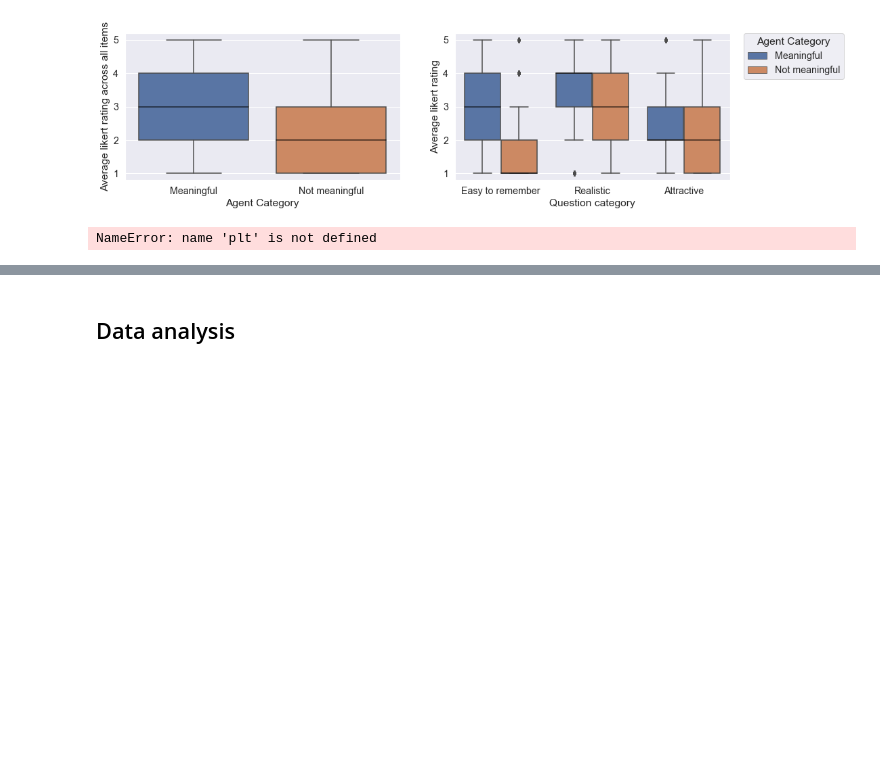
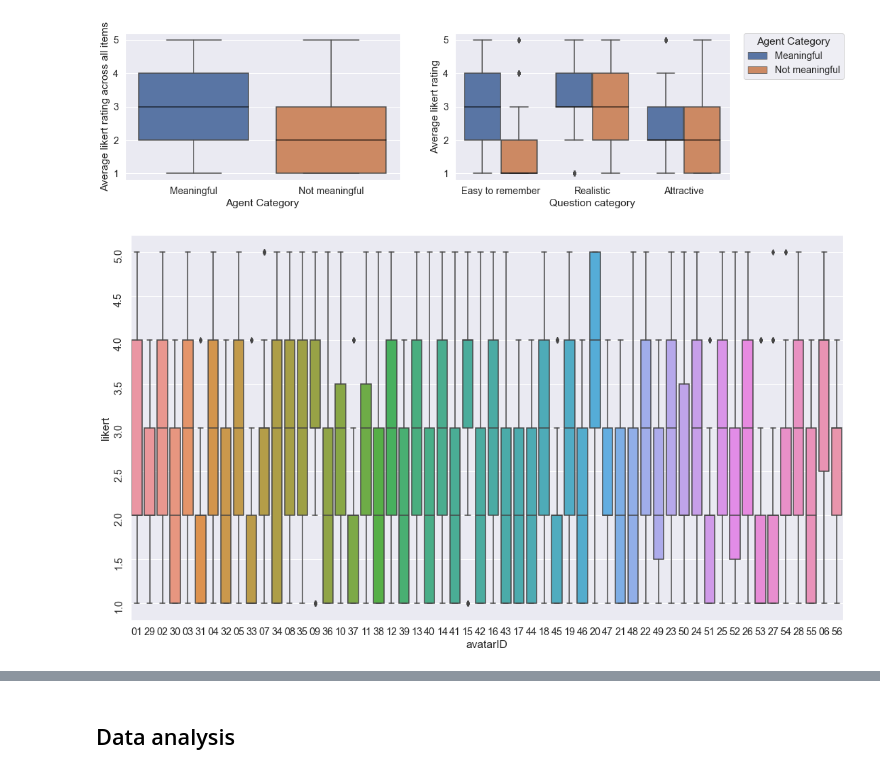
Before and after one commit to tracysanchez/Human_Agents_Impact_Nav, a Jupyter notebook: AvatarQuestionnaire/AvatarQuest.ipynb, the cells around one changed output, grey strips where cells are left out. Cells and saved outputs as stored; diff of their text form; code cells hidden in the pictures; blank space fills up the shorter version.

```diff
--- a/AvatarQuestionnaire/AvatarQuest.ipynb
+++ b/AvatarQuestionnaire/AvatarQuest.ipynb
@@ -257,11 +259,11 @@ Text(0.5, 0, 'Question category')
 [figure]
 # %%
 fig, axes = plt.subplots(nrows=1, ncols=1, figsize=(18,10))
-sns.violinplot(data= df, x='avatarID', y='likert', scale='width')
+sns.boxplot(data= df, x='avatarID', y='likert')
 plt.yticks(rotation=90)
 plt.show()
 # %% [output]
-NameError: name 'plt' is not defined
+[figure, added]
 # %%
 dy='itemCategory'; dx='likert'; ort='h'; pal = sns.color_palette(); sigma = .2
 f, ax = plt.subplots(figsize=(7, 5))
```
Also changed, not shown: parts of 22 cells of this notebook, 18 other files.
